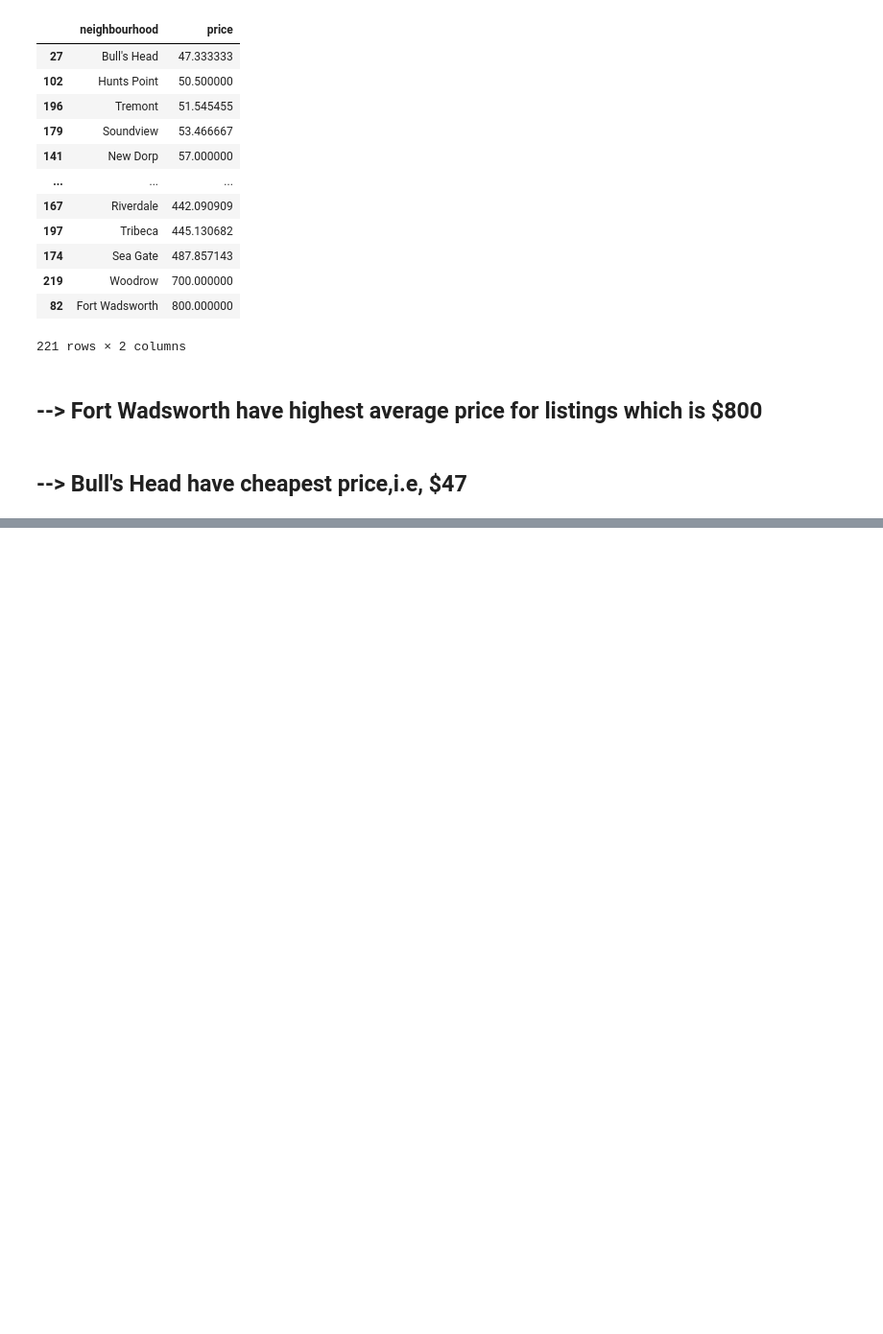
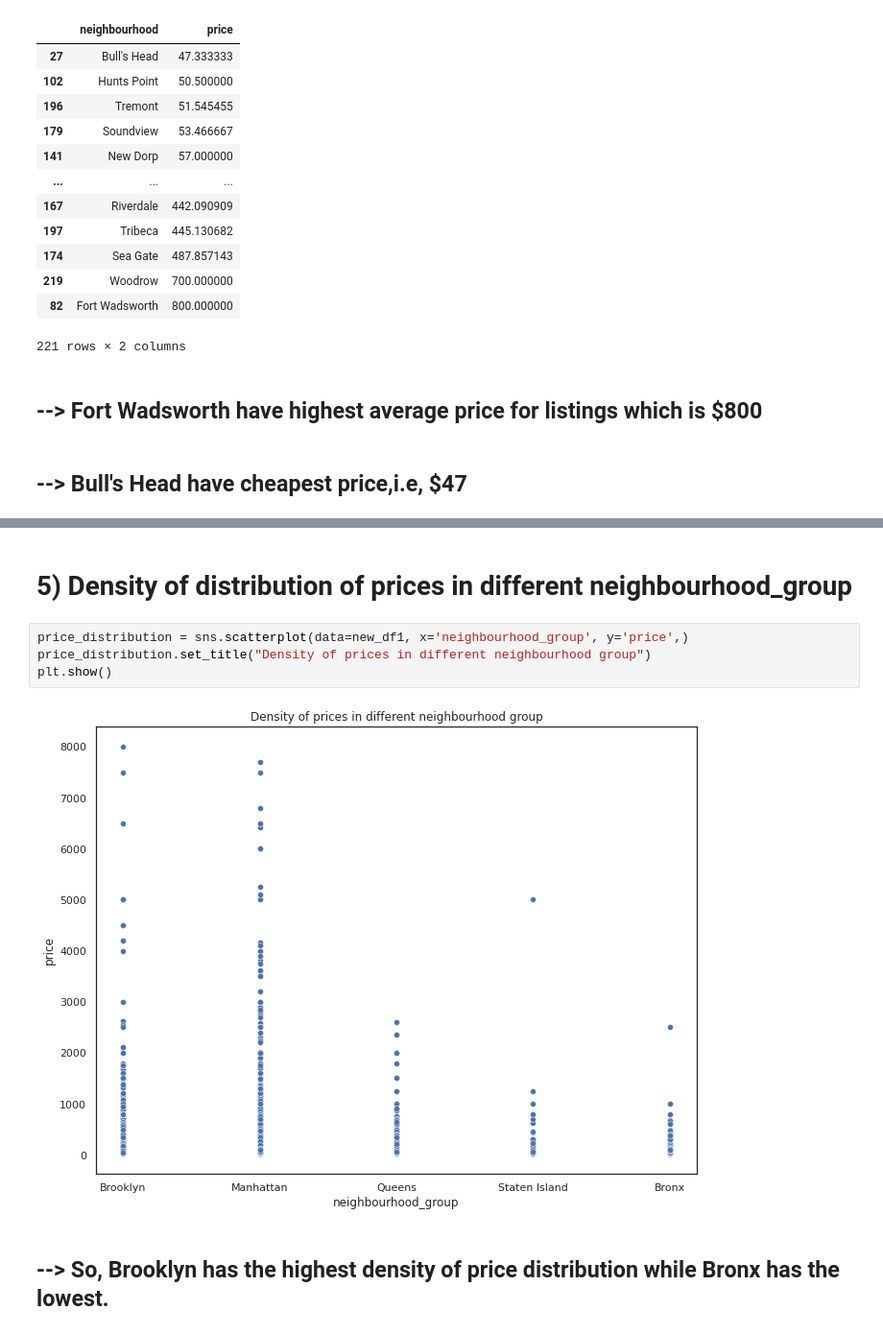
Before and after one commit to kajalDhun114/Airbnb-EDA-Project, a Jupyter notebook: Copy_of_Airbnb_Bookings_Analysis_Capstone_Project.ipynb, the cells around one changed output, grey strips where cells are left out. Shown: that part at 96% size. Cells and saved outputs as stored; diff of their text form; blank space fills up the shorter version.

```diff
--- a/Copy_of_Airbnb_Bookings_Analysis_Capstone_Project.ipynb
+++ b/Copy_of_Airbnb_Bookings_Analysis_Capstone_Project.ipynb
@@ -434,0 +538,10 @@ avgprice_of_neigh
+# %% [markdown]
+# **5) Density of distribution of prices in different neighbourhood_group**
+# %%
+price_distribution = sns.scatterplot(data=new_df1, x='neighbourhood_group', y='price',)
+price_distribution.set_title("Density of prices in different neighbourhood group")
+plt.show()
+# %% [output]
+[figure, added]
+# %% [markdown]
+## --> So, Brooklyn has the highest density of price distribution while Bronx has the lowest.
```
Also changed, not shown: parts of 14 cells of this notebook.
